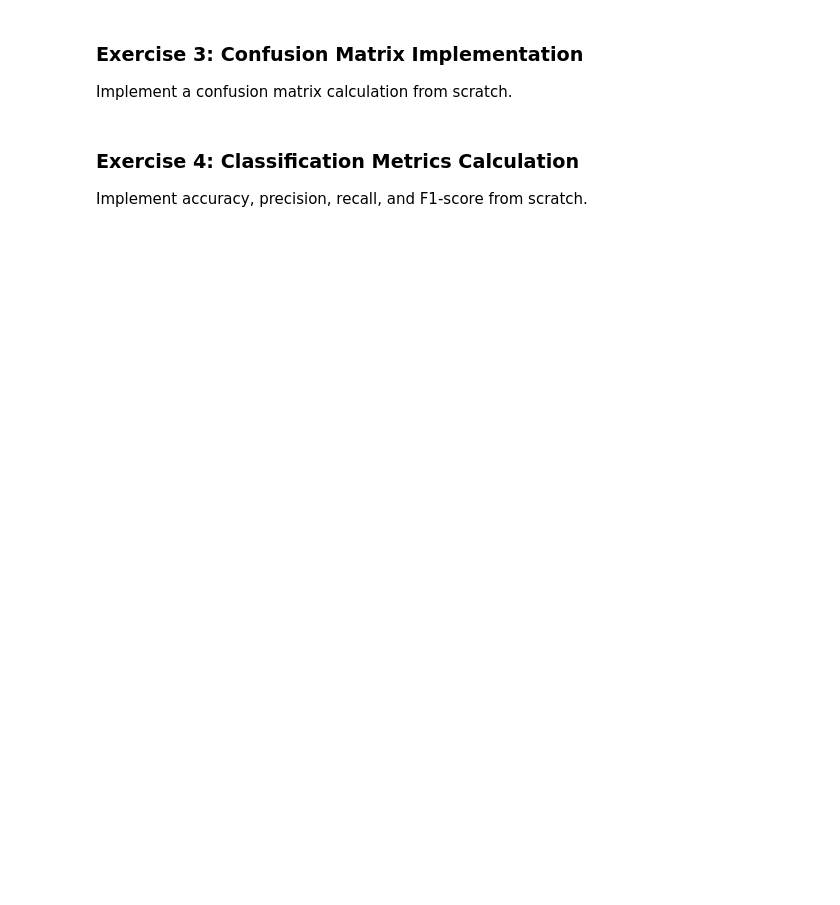
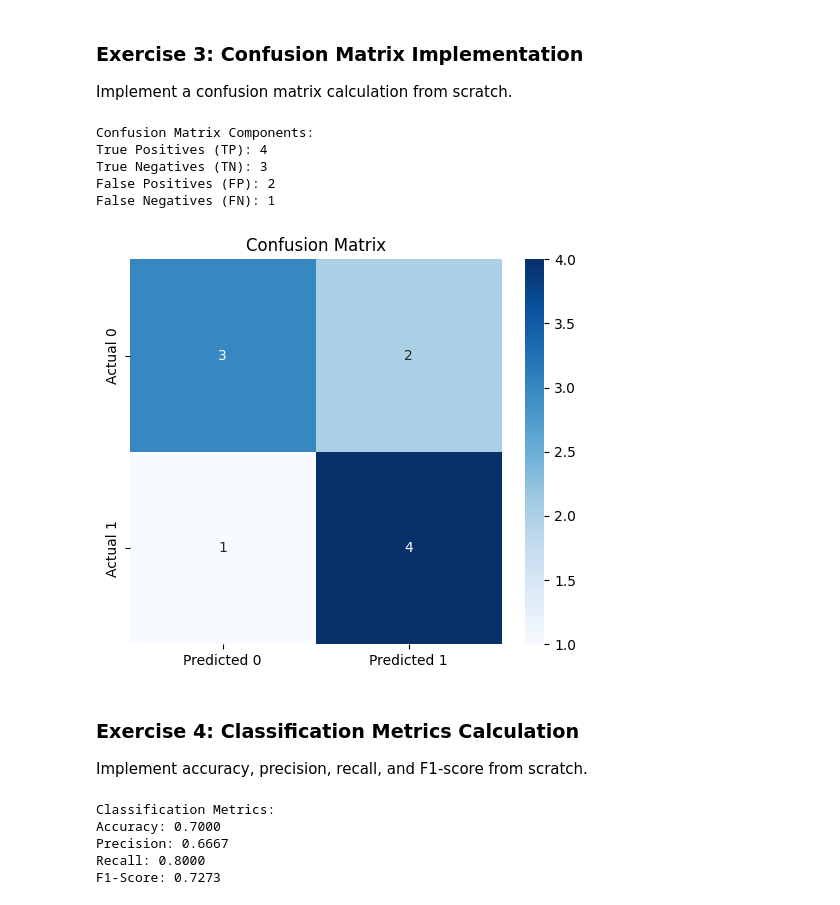
Before and after one commit to yaasamiiiin/nyu-bootcamp-yasamin, a Jupyter notebook: Week 8/Week8_ML_HW_Solutions.ipynb, the cells around one changed output. Saved outputs shown, nothing was run; the diff lists cells and outputs as text; code cells hidden in the pictures; blank space fills up the shorter version.

```diff
--- a/Week 8/Week8_ML_HW_Solutions.ipynb
+++ b/Week 8/Week8_ML_HW_Solutions.ipynb
@@ -96,58 +111,74 @@ Implement a confusion matrix calculation from scratch.
 # %%
 # Sample true labels and predictions
 y_true = [0, 1, 0, 1, 1, 0, 1, 0, 0, 1]
 y_pred = [0, 1, 1, 1, 0, 0, 1, 0, 1, 1]
 
-# TODO: Calculate TP, TN, FP, FN from scratch
+# Calculate TP, TN, FP, FN from scratch
 def calculate_confusion_matrix(y_true, y_pred):
     """
     Calculate confusion matrix components
     """
     TP = TN = FP = FN = 0
-    # Your code here
+    TP = sum((yt == 1 and yp == 1) for yt, yp in zip(y_true, y_pred))
+    TN = sum((yt == 0 and yp == 0) for yt, yp in zip(y_true, y_pred))
+    FP = sum((yt == 0 and yp == 1) for yt, yp in zip(y_true, y_pred))
+    FN = sum((yt == 1 and yp == 0) for yt, yp in zip(y_true, y_pred))
     return TP, TN, FP, FN
 
-# TODO: Test your function
-# TP, TN, FP, FN = calculate_confusion_matrix(y_true, y_pred)
+# Test the function
+TP, TN, FP, FN = calculate_confusion_matrix(y_true, y_pred)
 
 print("Confusion Matrix Components:")
 print(f"True Positives (TP): {TP}")
 print(f"True Negatives (TN): {TN}")
 print(f"False Positives (FP): {FP}")
 print(f"False Negatives (FN): {FN}")
 
-# TODO: Create a visualization of the confusion matrix
+# Create a visualization of the confusion matrix
 import seaborn as sns
 
 conf_matrix = np.array([[TN, FP], [FN, TP]])
-# Your plotting code here
+plt.figure(figsize=(6, 5))
+sns.heatmap(conf_matrix, annot=True, fmt='d', cmap='Blues', xticklabels=['Predicted 0', 'Predicted 1'], yticklabels=['Actual 0', 'Actual 1'])
 plt.title('Confusion Matrix')
 plt.show()
+# %% [output]
+Confusion Matrix Components:
+True Positives (TP): 4
+True Negatives (TN): 3
+False Positives (FP): 2
+False Negatives (FN): 1
+[figure, added]
 # %% [markdown]
 ### Exercise 4: Classification Metrics Calculation
 
 Implement accuracy, precision, recall, and F1-score from scratch.
 # %%
-# TODO: Implement classification metrics using confusion matrix components
+# Implement classification metrics using confusion matrix components
 def calculate_metrics(TP, TN, FP, FN):
     """
     Calculate classification metrics from confusion matrix components
     """
     accuracy = precision = recall = f1 = 0
 
-    # Your code here
-    # Calculate accuracy
-    # Calculate precision
-    # Calculate recall
-    # Calculate F1-score
+    accuracy = (TP + TN) / (TP + TN + FP + FN) if (TP + TN + FP + FN) > 0 else 0
+    precision = TP / (TP + FP) if (TP + FP) > 0 else 0
+    recall = TP / (TP + FN) if (TP + FN) > 0 else 0
+    f1 = 2 * (precision * recall) / (precision + recall) if (precision + recall) > 0 else 0
 
     return accuracy, precision, recall, f1
 
-# TODO: Calculate metrics using the confusion matrix from Exercise 3
-# accuracy, precision, recall, f1 = calculate_metrics(TP, TN, FP, FN)
+# Calculate metrics using the confusion matrix from Exercise 3
+accuracy, precision, recall, f1 = calculate_metrics(TP, TN, FP, FN)
 
 print("\nClassification Metrics:")
 print(f"Accuracy: {accuracy:.4f}")
 print(f"Precision: {precision:.4f}")
 print(f"Recall: {recall:.4f}")
 print(f"F1-Score: {f1:.4f}")
+# %% [output]
+Classification Metrics:
+Accuracy: 0.7000
+Precision: 0.6667
+Recall: 0.8000
+F1-Score: 0.7273
```
Also changed, not shown: parts of 4 cells of this notebook, 1 other file.
